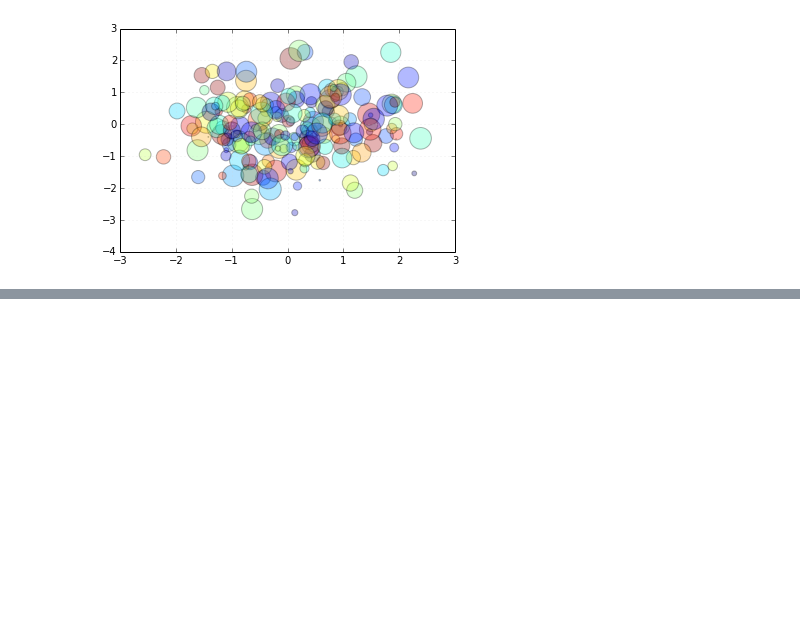
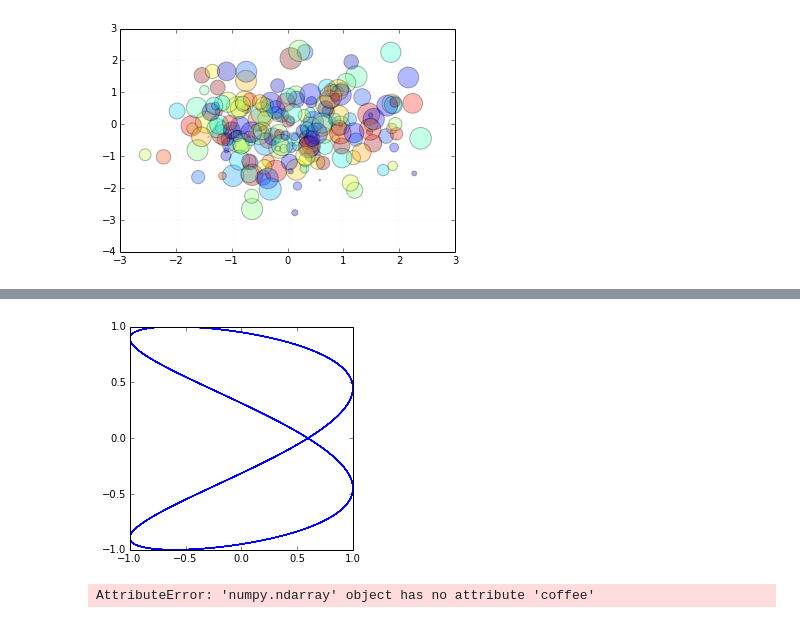
Before and after one commit to znlevine/PHYS202-S14, a Jupyter notebook: WidgetTour.ipynb, the cells around one changed output, grey strips where cells are left out. Saved outputs shown, nothing was run; the diff lists cells and outputs as text; code cells hidden in the pictures; blank space fills up the shorter version.

```diff
--- a/WidgetTour.ipynb
+++ b/WidgetTour.ipynb
@@ -83,0 +269,18 @@ AttributeError: 'module' object has no attribute 'MousePosition'
+# %%
+def lissajous_plot(a1=0.5,f1=1.,p1=0.,a2=0.5,f2=1.,p2=0.):
+    t=np.linspace(0,20*np.pi,5000)
+    x=a1*np.sin(f1*(t+p1))
+    y=a2*np.cos(f2*(t+p2))
+    plt.plot(x,y)
+    plt.xlim(-1.,1.)
+    plt.ylim(-1.,1.)
+    plt.show()
+
+v4=interact(lissajous_plot,a1=(0.,1.),f1=(1.0,4.0),p1=(0.,2*np.pi),a2=(0.,1.),f2=(1.0,4.0),p2=(0.,2*np.pi))
+# %% [output]
+[figure, added]
+# %%
+i=data.coffee()
+io.Image(i)
+# %% [output]
+AttributeError: 'numpy.ndarray' object has no attribute 'coffee'
```
Also changed, not shown: parts of 13 cells of this notebook, 3 other files.
